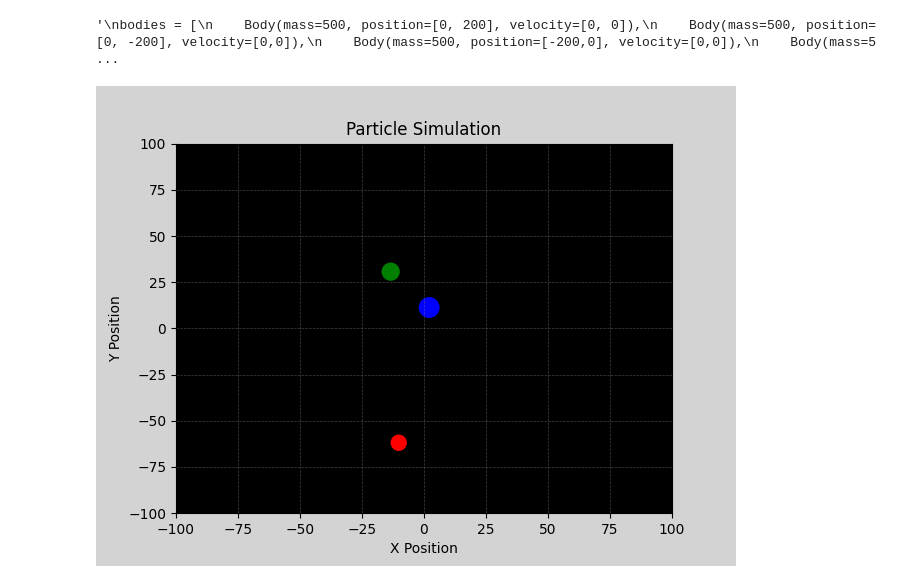
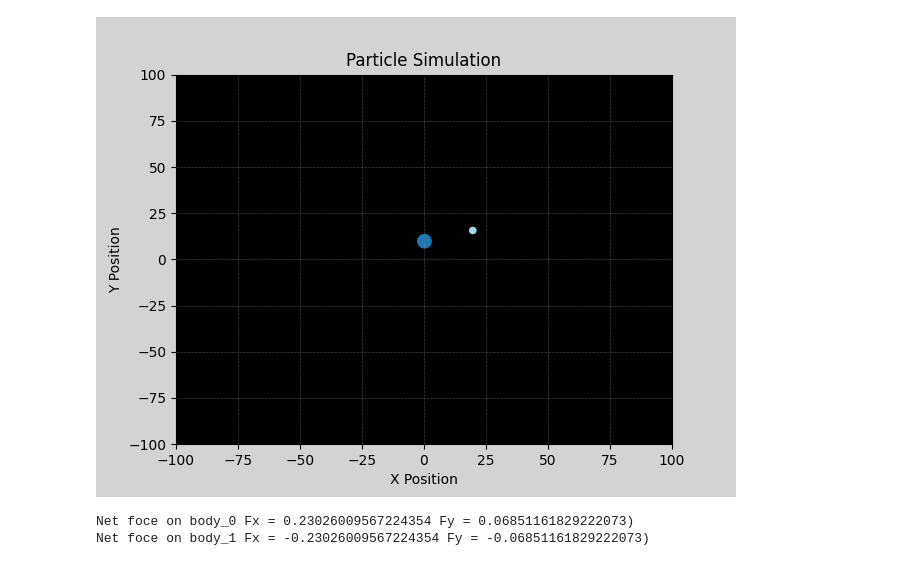
Before and after one commit to eriksewell/phys77-capstone, a Jupyter notebook: simulation.ipynb, the cells around one changed output. Cells and saved outputs as stored; diff of their text form; code cells hidden in the pictures.

Commit message:
Adjusted position update and animation logic for new force function

```diff
--- a/simulation.ipynb
+++ b/simulation.ipynb
@@ -9,24 +9,20 @@ from matplotlib import animation
 # %%
 # initialize bodies with random masses, positions, and velocities over set range
 # bodies[n] = Body(mass, position [x, y], velocity [vx, vy])
-bodies = initialize_bodies(4, mass_range = [3, 10], position_range = [-50, 50], velocity_range = [-0.1,0.1])
+#bodies = initialize_bodies(2, mass_range = [3, 10], position_range = [-50, 50], velocity_range = [0,0])
 
-'''
+
 bodies = [
-    Body(mass=500, position=[0, 200], velocity=[0, 0]),
-    Body(mass=500, position=[0, -200], velocity=[0,0]),
-    Body(mass=500, position=[-200,0], velocity=[0,0]),
-    Body(mass=500, position=[200, 0], velocity=[0,0])
-]'''
+    Body(mass=100, position=[0, 0], velocity=[0, 0]),
+    Body(mass=1, position=[35, 0], velocity=[0,1])
+]
-# %% [output]
-'\nbodies = [\n    Body(mass=500, position=[0, 200], velocity=[0, 0]),\n    Body(mass=500, position=[0, -200], velocity=[0,0]),\n    Body(mass=500, position=[-200,0], velocity=[0,0]),\n    Body(mass=5 ...
 # %%
 # Animation using matplotlib
 
 %matplotlib widget
 
 # Time step for position updates
-dt = 0.05
+dt = 0.1
 
 # Set up the plot
 fig, ax = plt.subplots()
@@ -41,64 +37,54 @@ ax.set_facecolor("black")  # Set background color
 fig.patch.set_facecolor("lightgray")  # Outside the plot
 ax.grid(color="gray", linestyle="--", linewidth=0.5, alpha=0.5)
 
-# Body colors
-colors = ['yellow', 'red', 'green', 'blue']
-if len(colors) != len(bodies):
-    raise ValueError('Not enough colors for all bodies')
+cmap = colormaps["tab20"].resampled(len(bodies))  # Dynamically resample colormap
+colors = [cmap(i) for i in range(len(bodies))] # Create list of colors
 
 # Create scatter plot with initial positions
 scat = ax.scatter(
     [body.position[0] for body in bodies], # Initial x-coordinate of bodies
     [body.position[1] for body in bodies], # Initial y-coordinate of bodies
-    s = [body.mass * 20 for body in bodies], # Size of bodies proportional to mass
+    s = [20*(body.mass)**(1/3) for body in bodies], # Size of bodies proportional to mass
     c=colors,  # Color of bodies
 )
 
 # Update function for animation
 def update_position(frame):
 
-    updated_positions = [] # Initialize as a list
+    for n, body in enumerate(bodies):
 
-    for n, body in enumerate(bodies):
-        F = calculate_force(bodies)
+        F = calculate_force(bodies) # calculate net force on bodies
 
         # Leapfrog method
-        body.velocity += 0.5 * (np.sum(F[:,n]) / body.mass) * dt # Update velocity (half step)
+        body.velocity += 0.5 * F[n] / body.mass * dt # Update velocity (half step)
         body.position += body.velocity * dt # Update position (full step)
         F = calculate_force(bodies) # Recalculate force
-        body.velocity += 0.5 * (np.sum(F[:,n]) / body.mass) * dt # Update velocity (second half step)
-
-        updated_positions.append(body.position)  # Collect new positions
-
-    scat.set_offsets(updated_positions)  # Update scatter plot
+        body.velocity += 0.5 * F[n] / body.mass * dt # Update velocity (second half step)
+        positions = [body.position for body in bodies] # Create array of positions to update scatter plot
+    scat.set_offsets(positions)  # Update scatter plot
 
     return scat
 
 # Create the animation
 ani = animation.FuncAnimation(
     fig=fig,
     func=update_position,
-    frames=range(1000),  # Number of frames
-    interval=10,  # Time between frames in milliseconds
+    frames=range(10000),  # Number of frames
+    interval=1,  # Time between frames in milliseconds
     repeat=False,  # Stop after the last frame
 )
 
-ani.save('particle_simulation.mp4', writer='ffmpeg', fps=30) # Save animation as .mp4
+#ani.save('particle_simulation.mp4', writer='ffmpeg', fps=30) # Save animation as .mp4
 
 # Show the plot
 plt.show()
 # %% [output]
-[figure, old version]
+[figure, new version]
 # %%
-U, R = calculate_displacement(bodies)
-#print(f' x-component of displacement matrix \n{U[:,:,0]}')
-#print(f' y-component of displacement matrix \n{U[:,:,1]}')
-
-#print(f' distance matrix \n{R[:,:]}')
-
 F = calculate_force(bodies)
-#print(f' x-component of force matrix \n {F[:,:,0]}')
-#print(f' y-component of force matrix \n {F[:,:,1]}')
 
 for i, body in enumerate(bodies):
-    print(f'Net foce on body_{i} Fx = {np.sum(F[:,i,0])} Fy = {np.sum(F[:,i,1])})')
+    print(f'Net foce on body_{i} Fx = {F[i,0]} Fy = {F[i,1]})')
+# %% [output]
+Net foce on body_0 Fx = 0.23026009567224354 Fy = 0.06851161829222073)
+Net foce on body_1 Fx = -0.23026009567224354 Fy = -0.06851161829222073)
```
Also changed, not shown: parts of 1 cell of this notebook.
